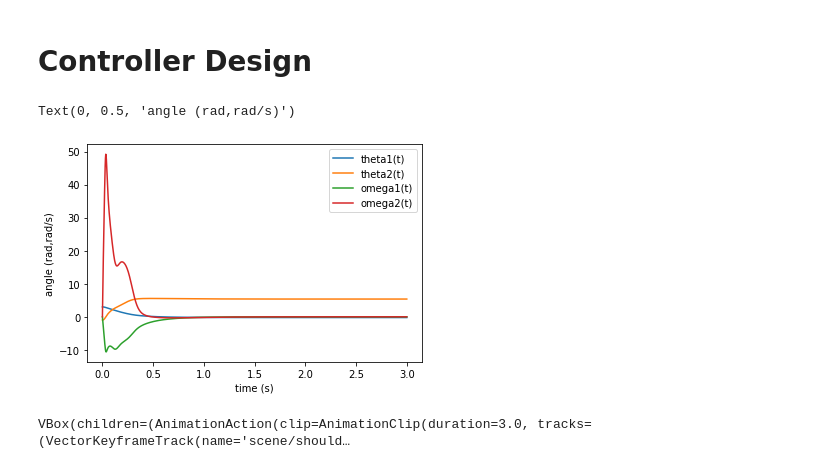
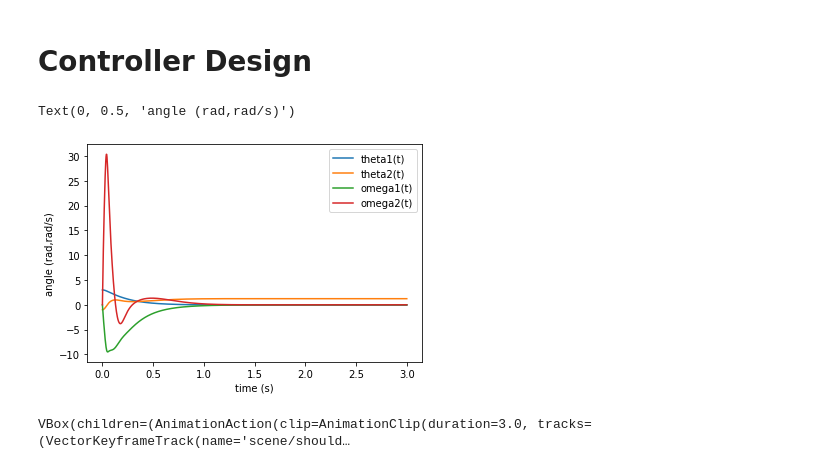
Before and after one commit to jdekarske/2d-robot-prognostics, a Jupyter notebook: robotdynamics.ipynb, the cells around one changed output. Drawn from its saved outputs; the diff is of its cells as text; code cells hidden in the pictures.

```diff
--- a/robotdynamics.ipynb
+++ b/robotdynamics.ipynb
@@ -256,7 +262,7 @@ import matplotlib.pyplot as plt
 
 t = sys.times
 freq = 1.5  # Hz
-amp = 1.1
+amp = 3
 center = 0.5
 square_wave_data = center + (amp / 2) * signal.square(2 * np.pi * freq * t)
 square_wave = interpolate.interp1d(t,square_wave_data, fill_value="extrapolate")
@@ -271,11 +277,8 @@ Text(0.5, 1.0, '1 Hz Square Wave')
 # %%
-from numpy import zeros, ones, matrix, eye, dot, asarray, matmul
-from numpy.linalg import inv
 from scipy.integrate import odeint
-from scipy.linalg import solve_continuous_are
 
 def controller(x, t):
-    T_s = 0
+    T_s = -square_wave(t)
     T_e = square_wave(t)
     return (T_s, T_e) #u The specified inputs are, in order: T_s(t), T_e(t)
 
@@ -305,6 +308,9 @@ VBox(children=(AnimationAction(clip=AnimationClip(duration=3.0, tracks=(VectorKe
 # Controller Design
 # %%
 # https://github.com/pydy/pydy-tutorial-human-standing/blob/master/notebooks/solution/control.py
+from numpy import zeros, ones, matrix, eye, dot, asarray, matmul
+from numpy.linalg import inv
+from scipy.linalg import solve_continuous_are
 
 equilibrium_point = zeros(len(coordinates + speeds))
 equilibrium_dict = dict(zip(coordinates + speeds, equilibrium_point))
@@ -326,39 +332,37 @@ S = solve_continuous_are(A, B, Q, R)
 
 K = inv(R) * B.T * S
 
 # This is an annoying little issue. We specified the order of things when
 # creating the rhs function, but the linearize function returns the F_B
 # matrix in the order corresponding to whatever order it finds the joint
 # torques. This would also screw things up if we specified a different
 # ordering of the coordinates and speeds as the standard kane._q + kane._u
 
 K = K[[1,0], :] # this is dumb haha
 
-# Scaling
-
 C = np.hstack((eye((f_B_lin.shape[1])),zeros((f_B_lin.shape[1],f_B_lin.shape[1]))))
 
 D = zeros((f_B_lin.shape[1], f_B_lin.shape[1]))
 
 # N = (C(-A+BK)^-1 B)^-1
 Nbar = inv(matmul(matmul(C,inv(-A+matmul(B,K))),B))
 
-r = np.array([[0.5],[0]])
+r = np.array([[0],[1]]) #two desired angles
 
 def controller(x, t):
-    # Max torque 150 Nm https://www.universal-robots.com/articles/ur/robot-care-maintenance/max-joint-torques/
     u = asarray(np.add(-matmul(K, x), matmul(Nbar,r))).flatten()
-    return u#u
+    # u = -asarray(dot(K,x)).flatten()
+    return u
 
 y = odeint(sys.generate_ode_function(), [3,-1,0,0], sys.times, args=(controller,sys.constants))
 
 plt.plot(sys.times,y)
 plt.legend(sys.states)
 plt.xlabel('time (s)')
 plt.ylabel('angle (rad,rad/s)')
 # %% [output]
 Text(0, 0.5, 'angle (rad,rad/s)')
-[figure, old version]
+[figure, new version]
 # %%
 scene = Scene(inertial_frame, shoulder)
 
```
Also changed, not shown: parts of 4 cells of this notebook.
